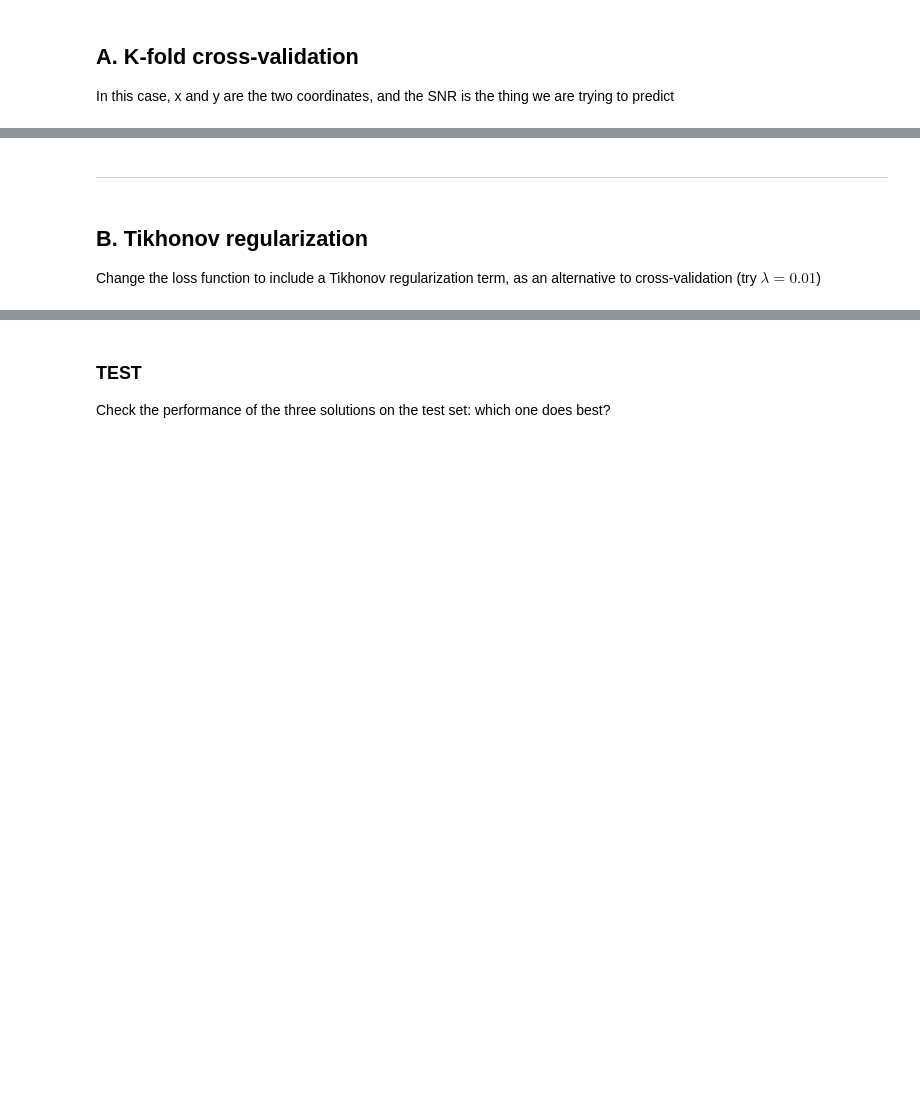
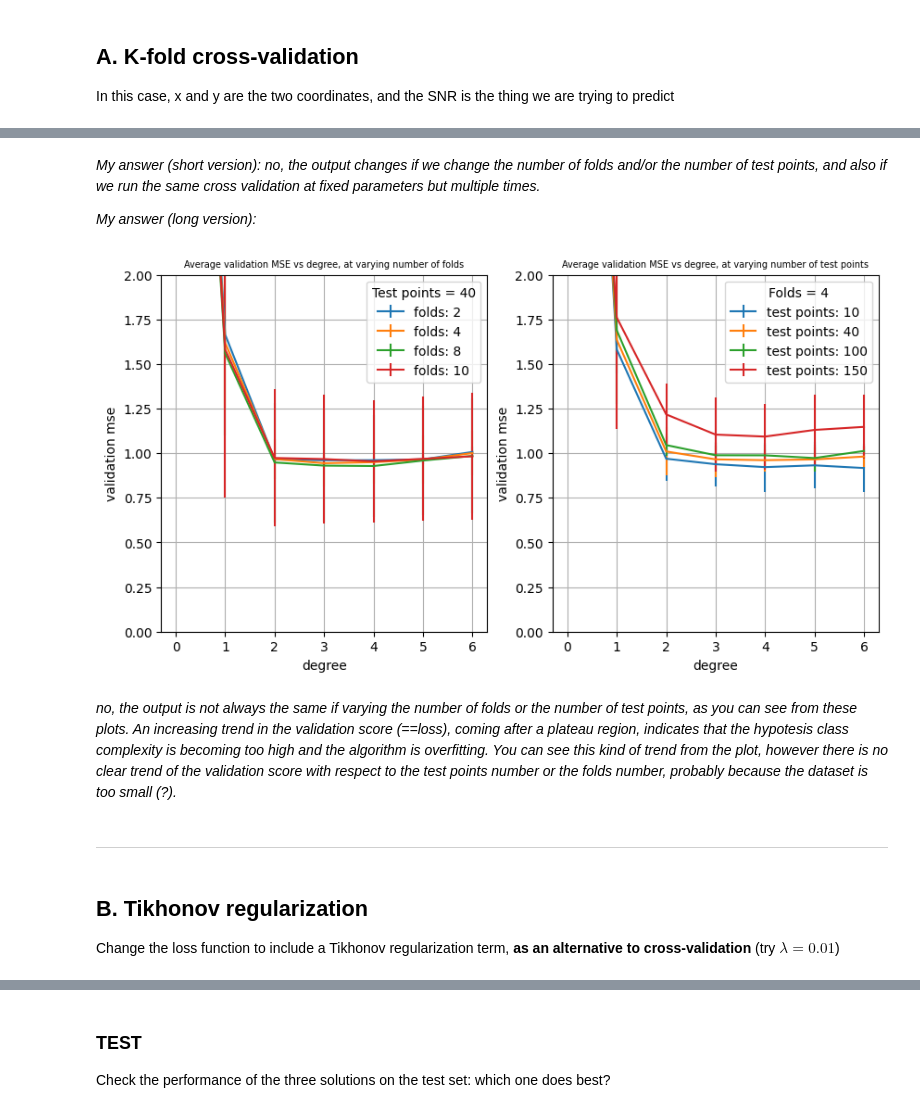
Before and after one commit to miriamzara/MachineLearning, a Jupyter notebook: Lab_1_Model_Selection/01_validation_my_solution_again.ipynb, the cells around one changed output, grey strips where cells are left out. Drawn from its saved outputs; the diff is of its cells as text; code cells hidden in the pictures; blank space fills up the shorter version.

```diff
--- a/Lab_1_Model_Selection/01_validation_my_solution_again.ipynb
+++ b/Lab_1_Model_Selection/01_validation_my_solution_again.ipynb
@@ -140,6 +195,49 @@ def k_fold_cross_validation(x_train: np.ndarray, y_train: np.ndarray, k: int, ma
+# %% [markdown]
+*My answer (short version): no, the output changes if we change the number of folds and/or the number of test points, and also if we run the same cross validation at fixed parameters but multiple times.*
+
+*My answer (long version):*
+# %%
+fig, axs = plt.subplots(nrows =  1, ncols = 2, figsize = (10, 5))
+
+# CROSS VALIDATION AT VARYING K
+ax = axs[0]
+ax.set_title("Average validation MSE vs degree, at varying number of folds",  fontsize= 7)
+max_degree = 6
+K_list = [2, 4, 8, 10]
+for K in K_list:
+    _, results = k_fold_cross_validation(x_train, y_train, K, max_degree)
+    y = [y for y, _ in results]
+    y_err = [y_err for _, y_err in results]
+    ax.errorbar(np.arange(max_degree + 1), y, y_err, label = f"folds: {K}")
+    ax.set_xlabel("degree")
+    ax.set_ylabel("validation mse")
+ax.legend(title = "Test points = 40")
+ax.set_ylim(0, 2)
+ax.grid()
+
+# CROSS VALIDATION AT VARYING test points
+ax = axs[1]
+ax.set_title("Average validation MSE vs degree, at varying number of test points", fontsize= 7)
+K = 4
+test_points_list = [10, 40, 100, 150]
+for test_points in test_points_list:
+    x_train_prova, y_train_prova, _, _ = separate_test(distance, SNR, test_points)
+    _, results = k_fold_cross_validation(x_train_prova, y_train_prova, K, max_degree)
+    y = [y for y, _ in results]
+    y_err = [y_err for _, y_err in results]
+    ax.errorbar(np.arange(max_degree + 1), y, y_err, label = f"test points: {test_points}")
+    ax.set_xlabel("degree")
+    ax.set_ylabel("validation mse")
+ax.legend(title = f"Folds = {K}")
+ax.set_ylim(0, 2)
+ax.grid()
+# %% [output]
+[figure, added]
+# %% [markdown]
+*no, the output is not always the same if varying the number of folds or the number of test points, as you can see from these plots. An increasing trend in the validation score (==loss), coming after a plateau region, indicates that the hypotesis class complexity is becoming too high and the algorithm is overfitting. You can see this kind of trend from the plot, however there is no clear trend of the validation score with respect to the test points number or the folds number, probably because the dataset is too small (?).*
 # %% [markdown]
 ---
 # %% [markdown]
 ## B. Tikhonov regularization
 
-Change the loss function to include a Tikhonov regularization term, as an alternative to cross-validation (try $\lambda=0.01$)
+Change the loss function to include a Tikhonov regularization term, **as an alternative to cross-validation** (try $\lambda=0.01$)
```
Also changed, not shown: parts of 16 cells of this notebook, 1 other file.
